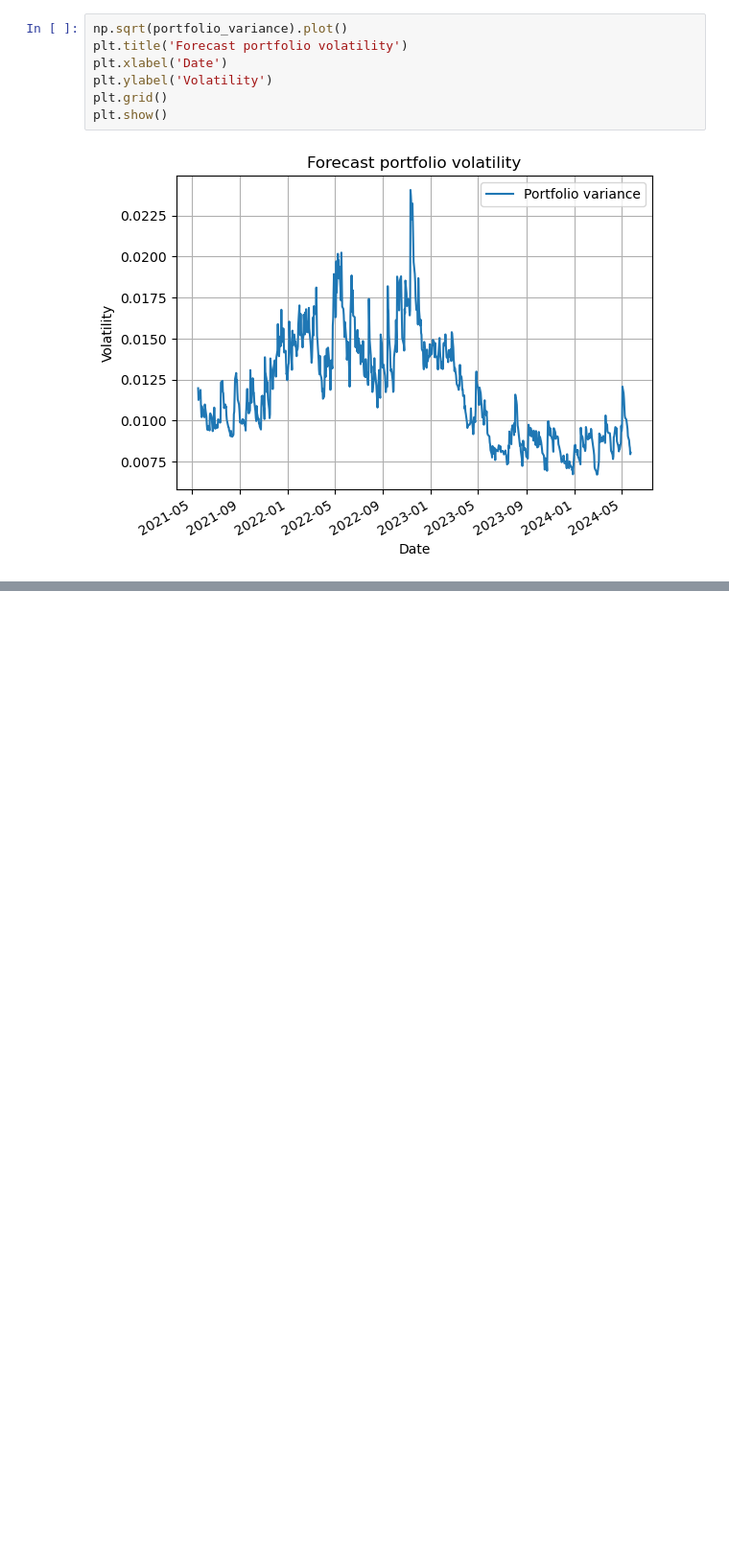
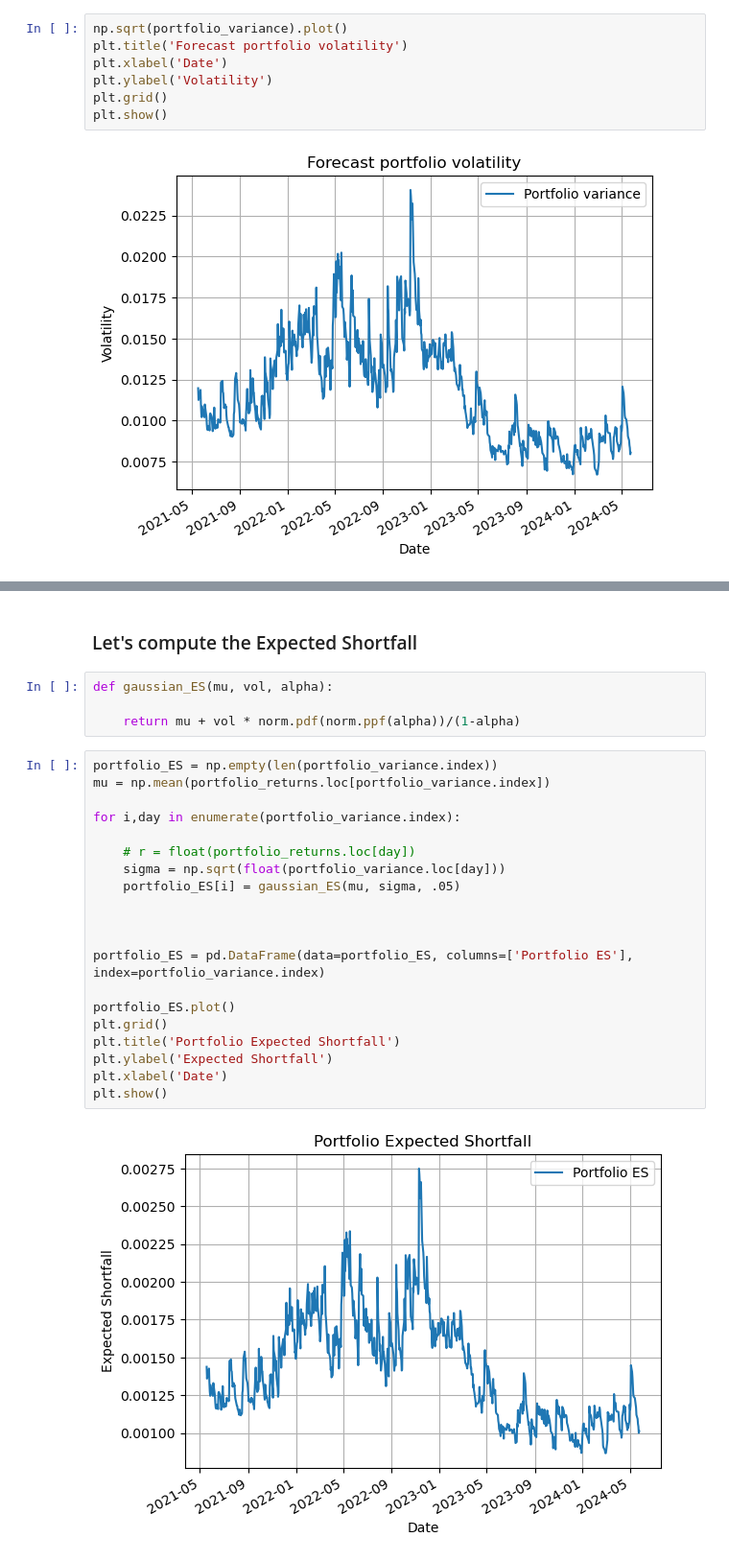
Before and after one commit to NicolaBartolini/GreenFinSummerSchool, a Jupyter notebook: Asset_allocation.ipynb, the cells around one changed output, grey strips where cells are left out. Shown at 96% size. Saved outputs shown, nothing was run; the diff lists cells and outputs as text; blank space fills up the shorter version.

```diff
--- a/Asset_allocation.ipynb
+++ b/Asset_allocation.ipynb
@@ -471,0 +475,28 @@ plt.show()
+# %% [markdown]
+### Let's compute the Expected Shortfall
+# %%
+def gaussian_ES(mu, vol, alpha):
+
+    return mu + vol * norm.pdf(norm.ppf(alpha))/(1-alpha)
+# %%
+portfolio_ES = np.empty(len(portfolio_variance.index))
+mu = np.mean(portfolio_returns.loc[portfolio_variance.index])
+
+for i,day in enumerate(portfolio_variance.index):
+
+    # r = float(portfolio_returns.loc[day])
+    sigma = np.sqrt(float(portfolio_variance.loc[day]))
+    portfolio_ES[i] = gaussian_ES(mu, sigma, .05)
+
+
+
+portfolio_ES = pd.DataFrame(data=portfolio_ES, columns=['Portfolio ES'], index=portfolio_variance.index)
+
+portfolio_ES.plot()
+plt.grid()
+plt.title('Portfolio Expected Shortfall')
+plt.ylabel('Expected Shortfall')
+plt.xlabel('Date')
+plt.show()
+# %% [output]
+[figure, added]
```
Also changed, not shown: parts of 17 cells of this notebook.
